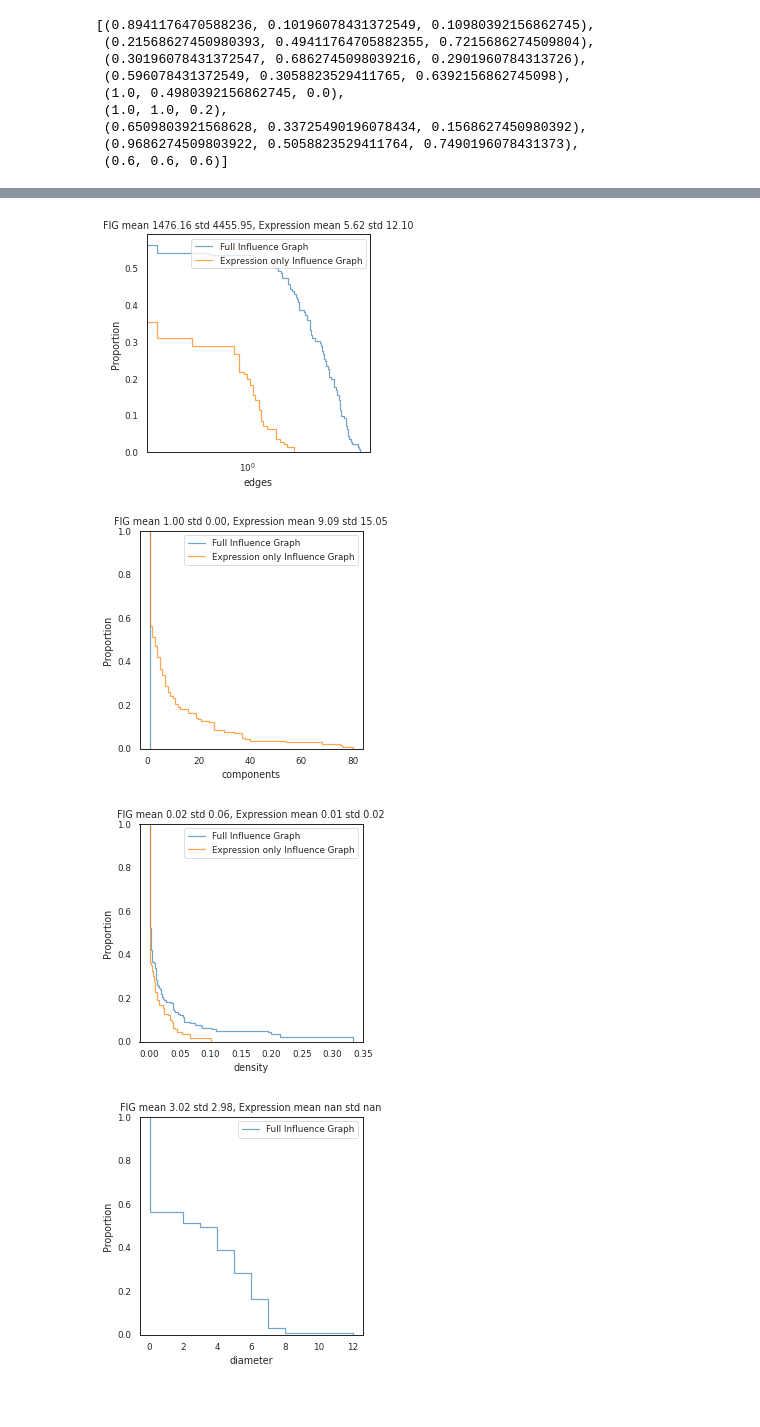
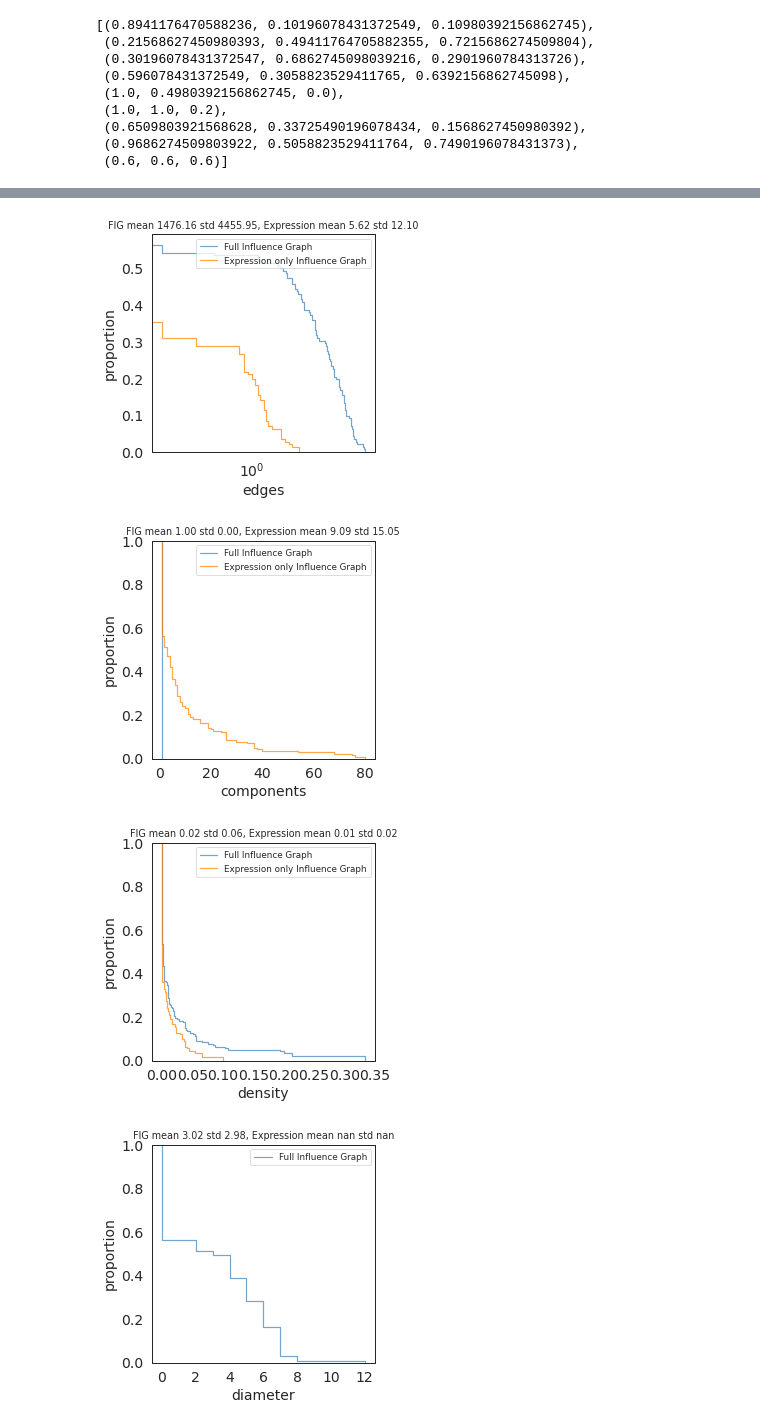
Before and after one commit to ruiliu310/dartpost-research, a Jupyter notebook: graph_stats.ipynb, the cells around one changed output, grey strips where cells are left out. Cells and saved outputs as stored; diff of their text form; code cells hidden in the pictures; blank space fills up the shorter version.

```diff
--- a/graph_stats.ipynb
+++ b/graph_stats.ipynb
@@ -211,8 +211,14 @@ def plot_hist(name="nodes", xlabel="", ylabel="", title="", log_scale=False):
     sns.ecdfplot(df_exps[name], ax=ax, stat="proportion", label="Expression only Influence Graph", color=use_color[4], alpha=0.7, complementary=True, log_scale=log_scale)
 
     ax.set_title(f"FIG mean {df_full[name].mean():.2f} std {df_full[name].std():.2f}, Expression mean {df_exps[name].mean():.2f} std {df_exps[name].std():.2f}")
-    ax.set_xlabel(name)
     ax.legend()
+
+    plt.xlabel(name, fontsize=14)
+    plt.ylabel('proportion', fontsize=14)
+    plt.xticks(fontsize=14)
+    plt.yticks(fontsize=14)
+
+    fig.savefig(name + '.pdf')
 
     return fig, ax
 
@@ -231,4 +237,4 @@ divide by zero encountered in log10
-[figure, old version]
+[figure, new version]
-[figure, old version]
+[figure, new version]
-[figure, old version]
+[figure, new version]
-[figure, old version]
+[figure, new version]
```
Also changed, not shown: parts of 1 cell of this notebook, 1 other file.
